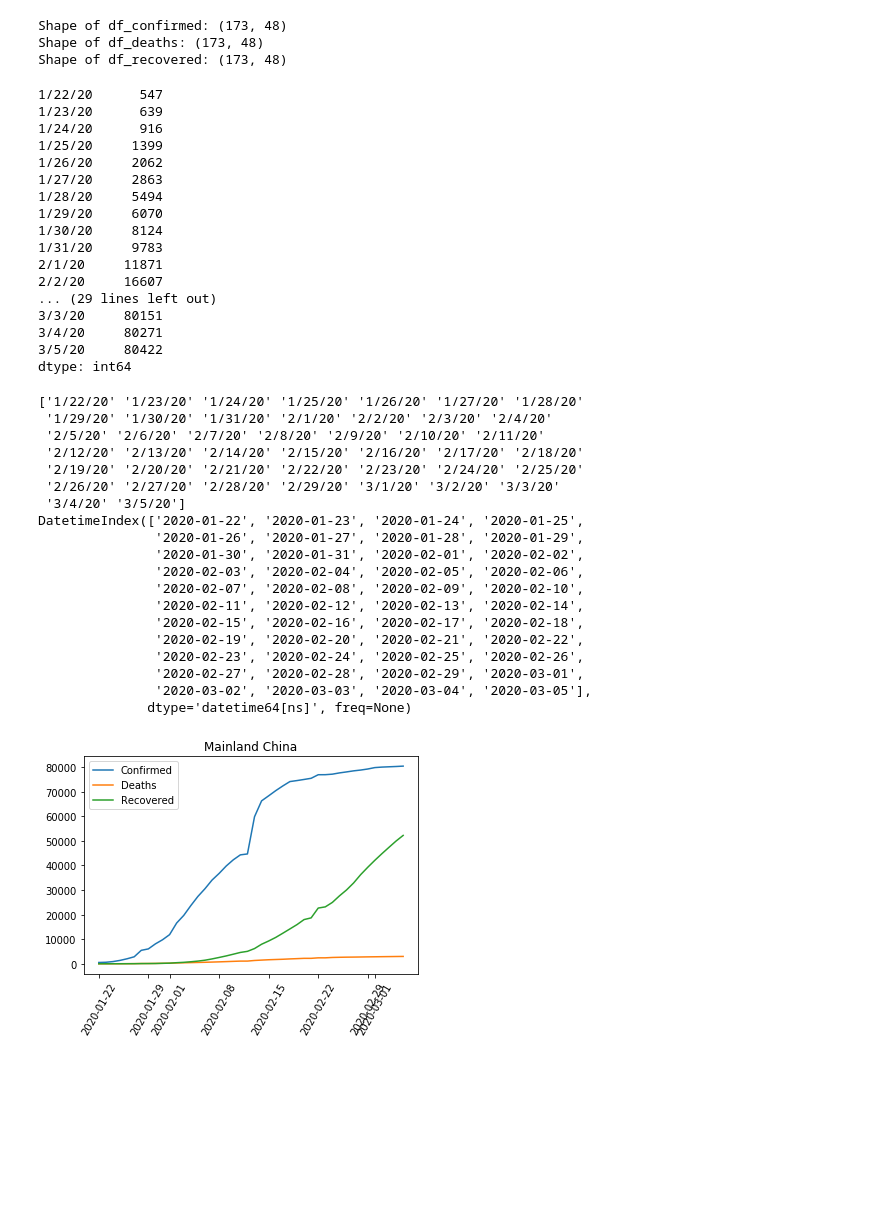
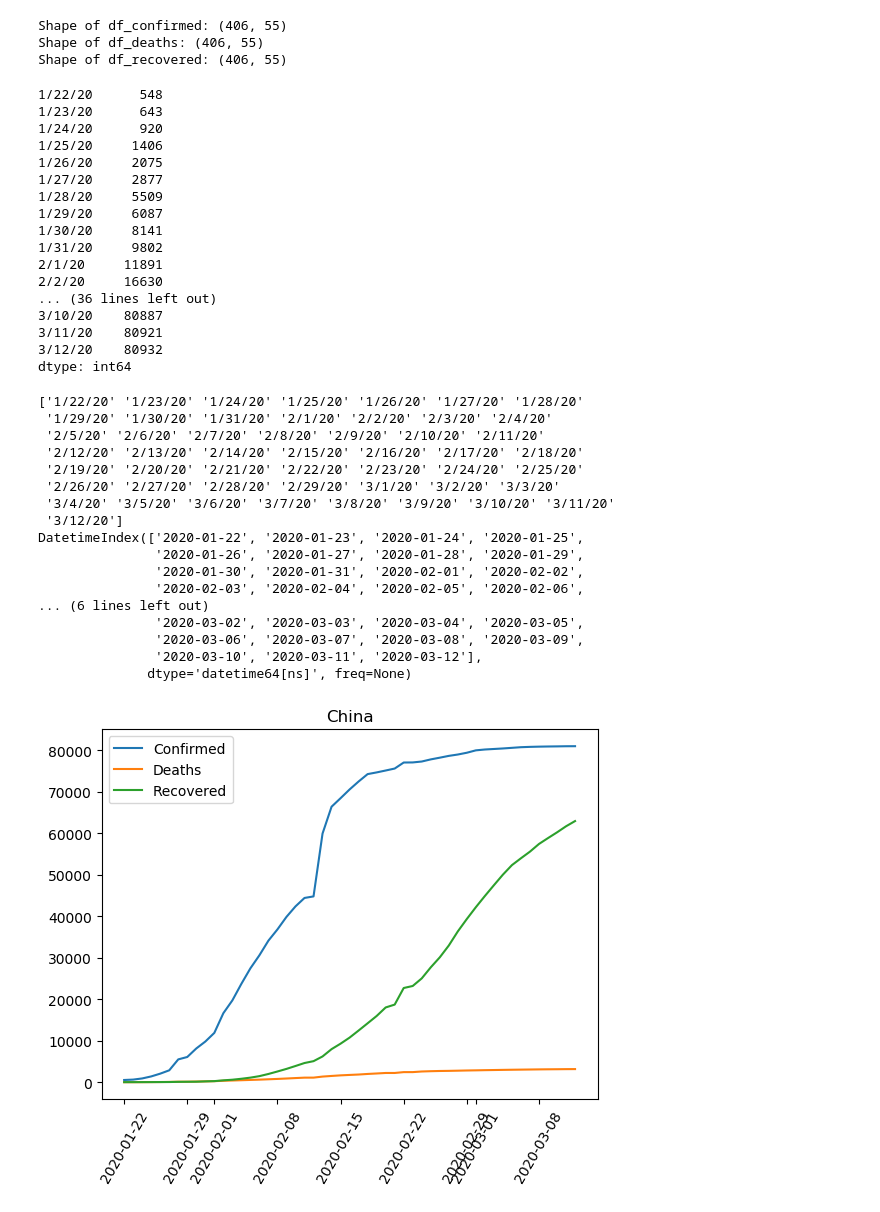
Before and after one commit to msarnacki/coronavirus-2019-nCoV, a Jupyter notebook: main.ipynb, the cells around one changed output. Drawn from its saved outputs; the diff is of its cells as text; code cells hidden in the pictures; blank space fills up the shorter version.

Commit message:
updating script and charts

```diff
--- a/main.ipynb
+++ b/main.ipynb
@@ -17,8 +17,8 @@ def read_time_series_csv(url):
 
     df_ts = pd.read_csv(url)
 
-    #df_ts = df_ts.dropna(axis=0, how='all')
-    #df_ts = df_ts.dropna(axis=1, how='all')
+    df_ts = df_ts.dropna(axis=0, how='all')
+    df_ts = df_ts.dropna(axis=1, how='all')
 
     df_text = df_ts[df_ts.columns[0:2]]
     df_text = df_text.fillna(value = '')
@@ -60,6 +60,6 @@ print("Shape of df_recovered: {}".format(df_recovered.shape))
 # with pd.option_context('display.max_rows', None, 'display.max_columns', None):
 #     print(df_confirmed)
 # %% [output]
-Shape of df_confirmed: (173, 48)
-Shape of df_deaths: (173, 48)
-Shape of df_recovered: (173, 48)
+Shape of df_confirmed: (406, 55)
+Shape of df_deaths: (406, 55)
+Shape of df_recovered: (406, 55)
@@ -66,28 +68,28 @@ Shape of df_recovered: (173, 48)
 # %%
-china_confirmed = df_confirmed[df_confirmed['Country/Region']=="Mainland China"].iloc[:,4:].sum(axis=0)
-china_deaths = df_deaths[df_deaths['Country/Region']=="Mainland China"].iloc[:,4:].sum(axis=0)
-china_recovered = df_recovered[df_recovered['Country/Region']=="Mainland China"].iloc[:,4:].sum(axis=0)
+china_confirmed = df_confirmed[df_confirmed['Country/Region']=="China"].iloc[:,4:].sum(axis=0)
+china_deaths = df_deaths[df_deaths['Country/Region']=="China"].iloc[:,4:].sum(axis=0)
+china_recovered = df_recovered[df_recovered['Country/Region']=="China"].iloc[:,4:].sum(axis=0)
 
 print(china_confirmed)
 #print(china_recovered_series)
 #print(china_deaths_series)
 # %% [output]
-1/22/20      547
-1/23/20      639
-1/24/20      916
-1/25/20     1399
-1/26/20     2062
-1/27/20     2863
-1/28/20     5494
-1/29/20     6070
-1/30/20     8124
-1/31/20     9783
-2/1/20     11871
-2/2/20     16607
-... (29 lines left out)
-3/3/20     80151
-3/4/20     80271
-3/5/20     80422
+1/22/20      548
+1/23/20      643
+1/24/20      920
+1/25/20     1406
+1/26/20     2075
+1/27/20     2877
+1/28/20     5509
+1/29/20     6087
+1/30/20     8141
+1/31/20     9802
+2/1/20     11891
+2/2/20     16630
+... (36 lines left out)
+3/10/20    80887
+3/11/20    80921
+3/12/20    80932
 dtype: int64
 # %%
 dates_confirmed = china_confirmed.index.values
@@ -110,18 +112,16 @@ print(dates_datetime_confirmed)
  '2/12/20' '2/13/20' '2/14/20' '2/15/20' '2/16/20' '2/17/20' '2/18/20'
  '2/19/20' '2/20/20' '2/21/20' '2/22/20' '2/23/20' '2/24/20' '2/25/20'
  '2/26/20' '2/27/20' '2/28/20' '2/29/20' '3/1/20' '3/2/20' '3/3/20'
- '3/4/20' '3/5/20']
+ '3/4/20' '3/5/20' '3/6/20' '3/7/20' '3/8/20' '3/9/20' '3/10/20' '3/11/20'
+ '3/12/20']
 DatetimeIndex(['2020-01-22', '2020-01-23', '2020-01-24', '2020-01-25',
                '2020-01-26', '2020-01-27', '2020-01-28', '2020-01-29',
                '2020-01-30', '2020-01-31', '2020-02-01', '2020-02-02',
                '2020-02-03', '2020-02-04', '2020-02-05', '2020-02-06',
-               '2020-02-07', '2020-02-08', '2020-02-09', '2020-02-10',
-               '2020-02-11', '2020-02-12', '2020-02-13', '2020-02-14',
-               '2020-02-15', '2020-02-16', '2020-02-17', '2020-02-18',
-               '2020-02-19', '2020-02-20', '2020-02-21', '2020-02-22',
-               '2020-02-23', '2020-02-24', '2020-02-25', '2020-02-26',
-               '2020-02-27', '2020-02-28', '2020-02-29', '2020-03-01',
-               '2020-03-02', '2020-03-03', '2020-03-04', '2020-03-05'],
+... (6 lines left out)
+               '2020-03-02', '2020-03-03', '2020-03-04', '2020-03-05',
+               '2020-03-06', '2020-03-07', '2020-03-08', '2020-03-09',
+               '2020-03-10', '2020-03-11', '2020-03-12'],
               dtype='datetime64[ns]', freq=None)
 # %%
 #something for converting datetime for x axis
@@ -130,11 +130,11 @@ register_matplotlib_converters()
 # %%
 plt.plot(dates_datetime_confirmed, china_confirmed, dates_datetime_deaths, china_deaths, dates_datetime_recovered, china_recovered)
 plt.xticks(rotation=60)
 plt.legend(['Confirmed', 'Deaths', 'Recovered'])
-plt.title("Mainland China")
+plt.title("China")
 plt.savefig("img/china.png",bbox_inches='tight')
 # %% [output]
-[figure, old version]
+[figure, new version]
 # %%
 countries_ts = df_confirmed['Country/Region'].unique()
 print(len(countries_ts))
```
Also changed, not shown: parts of 18 cells of this notebook, 8 other files.
